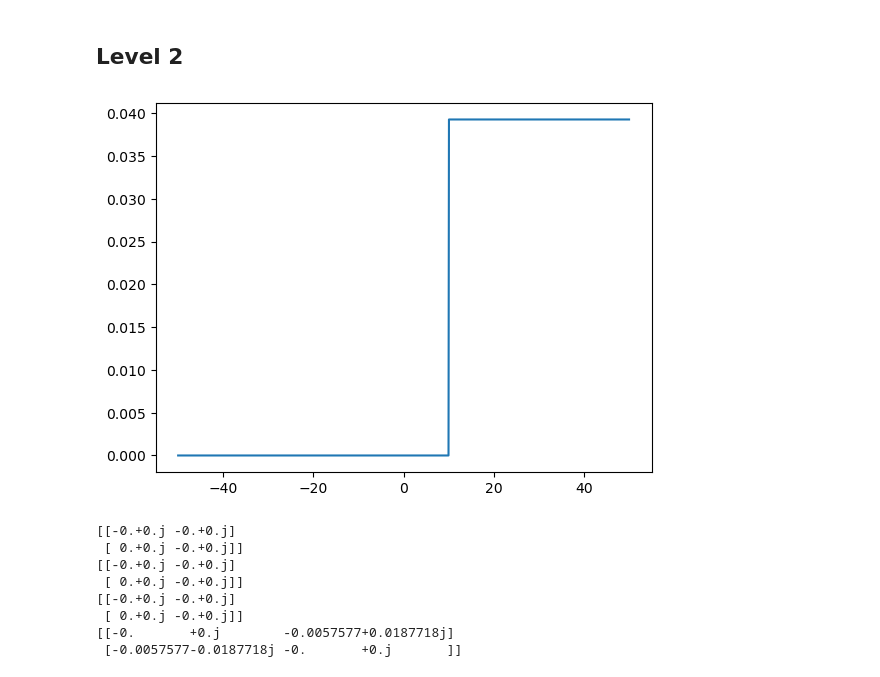
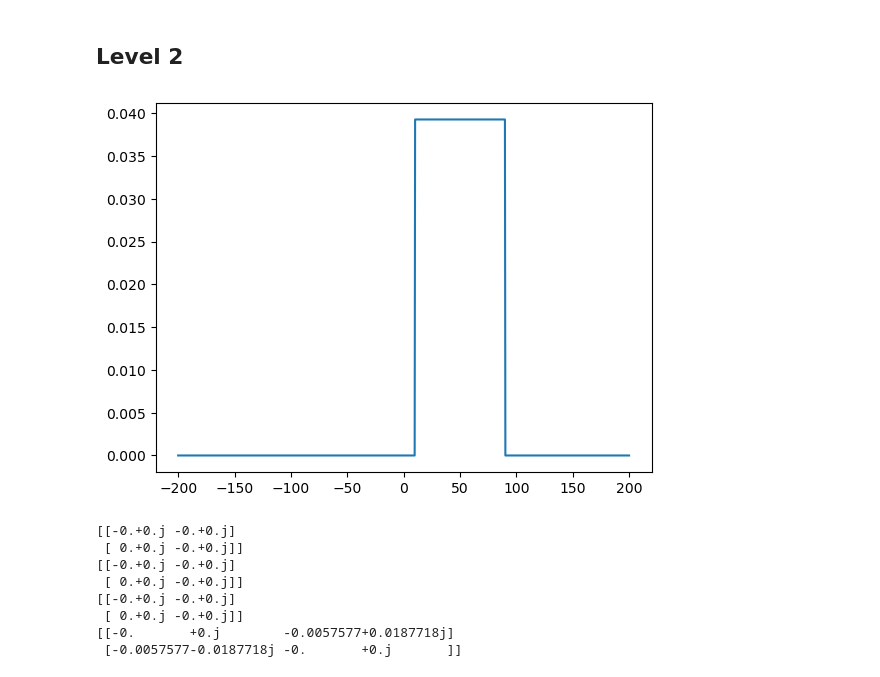
Before and after one commit to Shihyeon/MathematicalPhysicsAI, a Jupyter notebook: 4-1_ReinforcementLearning.ipynb, the cells around one changed output. Cells and saved outputs as stored; diff of their text form; code cells hidden in the pictures.

```diff
--- a/4-1_ReinforcementLearning.ipynb
+++ b/4-1_ReinforcementLearning.ipynb
@@ -29,12 +29,12 @@ def H(t):
 
     return y
 # %%
-x = np.linspace(-50, 50, 1000)
+x = np.linspace(-200, 200, 1000)
 
 plt.plot(x, s(x))
 plt.show()
 # %% [output]
-[figure, old version]
+[figure, new version]
 # %%
 for i in range(3):
     print(H(i))
```
